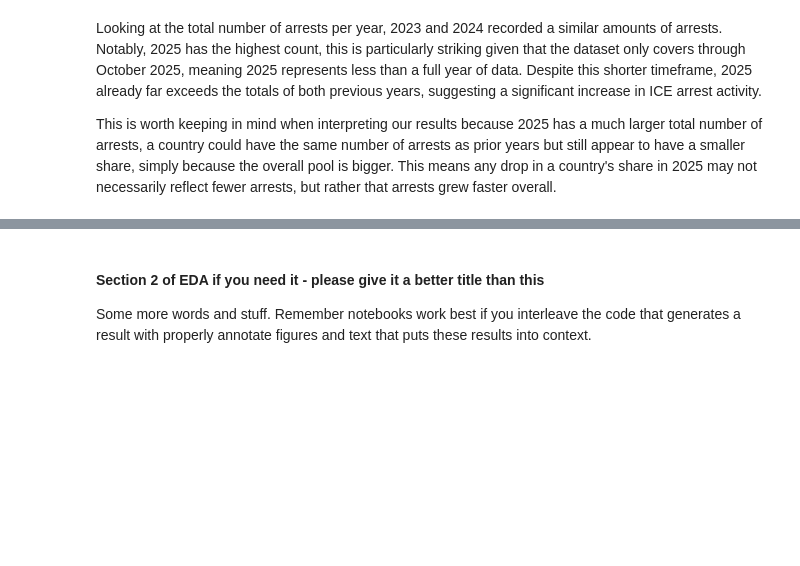
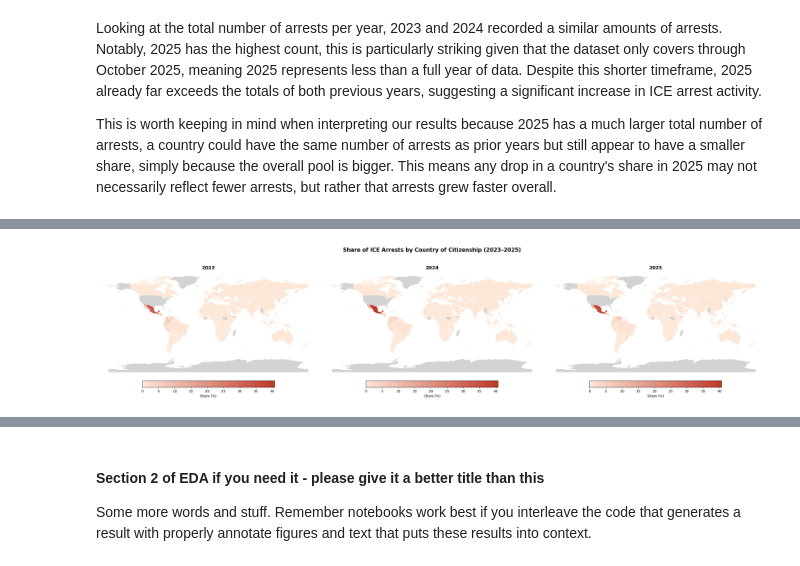
Before and after one commit to COGS108/Group109_WI26, a Jupyter notebook: 02-EDACheckpoint.ipynb, the cells around one changed output, grey strips where cells are left out. Saved outputs shown, nothing was run; the diff lists cells and outputs as text; code cells hidden in the pictures; blank space fills up the shorter version.

```diff
--- a/02-EDACheckpoint.ipynb
+++ b/02-EDACheckpoint.ipynb
@@ -432,0 +418,42 @@ arrests_by_country_year
+# %%
+pivot_share = arrests_by_country_year.pivot_table(index='citizenship_country', columns='year', values='share').fillna(0)
+pivot_share['avg_share'] = pivot_share[[2023, 2024, 2025]].mean(axis=1)
+pivot_share = pivot_share.sort_values('avg_share', ascending=False)
+pivot_share = pivot_share.rename(index={'CHINA, PEOPLES REPUBLIC OF': 'CHINA','DEM REP OF THE CONGO': 'Dem. Rep. Congo','CENTRAL AFRICAN REPUBLIC': 'Central African Rep.'})
+
+world = gpd.read_file("https://naturalearth.s3.amazonaws.com/110m_cultural/ne_110m_admin_0_countries.zip")
+years = [2023, 2024, 2025]
+
+fig, axes = plt.subplots(1, 3, figsize=(28, 8))
+
+for ax, year in zip(axes, years):
+    map_data = pivot_share[[year]].reset_index()
+    map_data.columns = ['name', 'share']
+    map_data['name'] = map_data['name'].str.title()
+
+    world_year = world.merge(map_data, left_on='NAME', right_on='name', how='left')
+    custom_cmap = LinearSegmentedColormap.from_list('custom_orange', ['#fde8d8', '#c0392b'])
+
+    world_year.plot(
+        column='share',
+        ax=ax,
+        cmap=custom_cmap,
+        missing_kwds={'color': 'lightgrey'},
+        edgecolor='white',
+        linewidth=0.5,
+        legend=True,
+        vmin=0,
+        vmax=top15[years].max().max(),
+        legend_kwds={'label': 'Share (%)', 'shrink': 0.6, 'orientation': 'horizontal', 'pad': 0.02}
+    )
+
+    ax.set_title(f'{year}', fontsize=14, fontweight='bold')
+    ax.axis('off')
+
+fig.suptitle('Share of ICE Arrests by Country of Citizenship (2023–2025)',
+             fontsize=16, fontweight='bold', y=0.85)
+plt.subplots_adjust(wspace=0.0)
+plt.tight_layout()
+plt.show()
+# %% [output]
+[figure, added]
```
Also changed, not shown: parts of 10 cells of this notebook.
